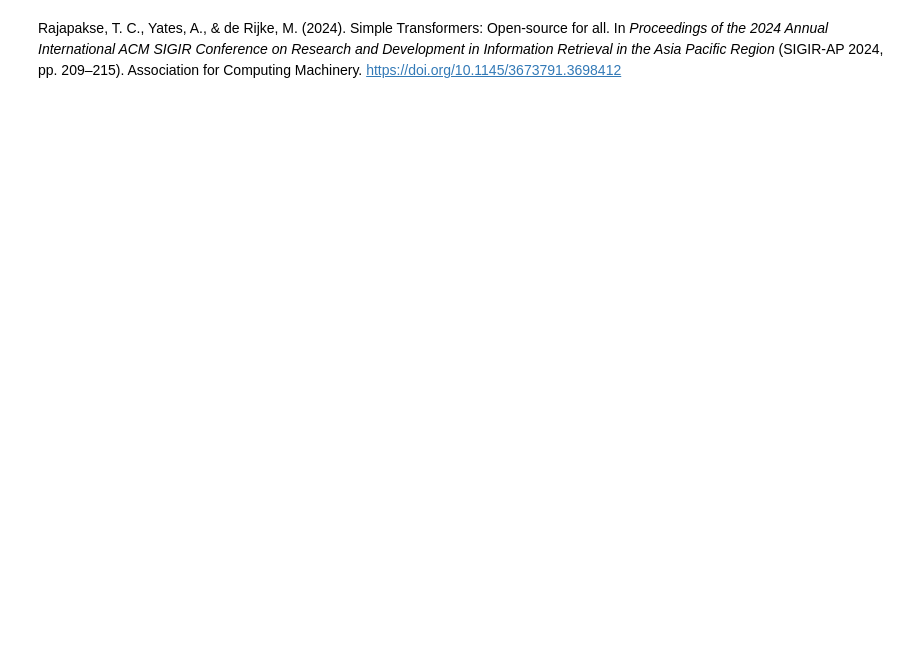
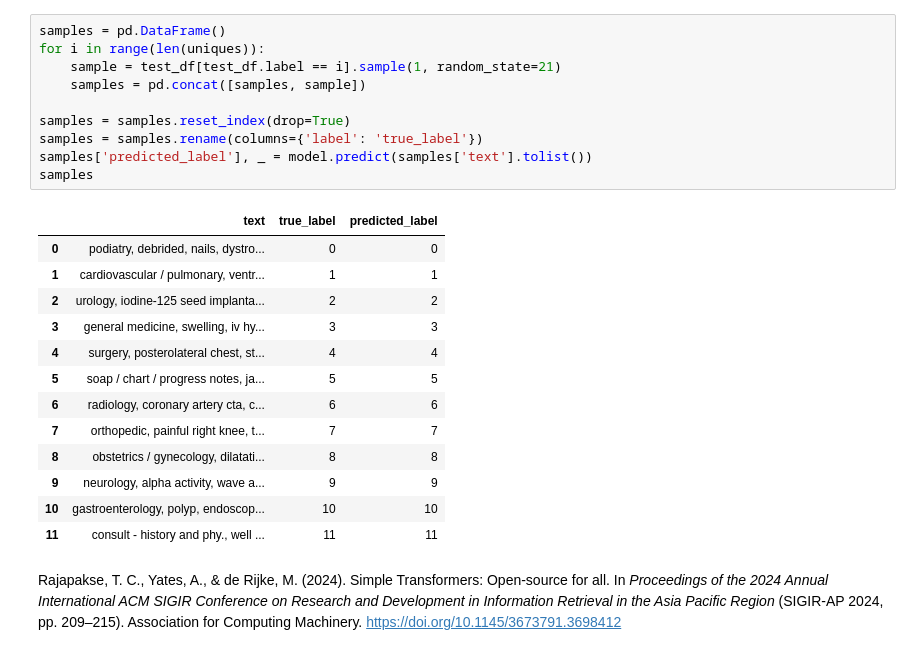
Before and after one commit to ai574-sec1-group3-summer-2025/pocs, a Jupyter notebook: speciality_classification/roberta.ipynb, the cells around one changed output. Drawn from its saved outputs; the diff is of its cells as text; blank space fills up the shorter version.

```diff
--- a/speciality_classification/roberta.ipynb
+++ b/speciality_classification/roberta.ipynb
@@ -173,2 +156,26 @@ True Label:  others, Predicted Label:  others
+# %%
+samples = pd.DataFrame()
+for i in range(len(uniques)):
+    sample = test_df[test_df.label == i].sample(1, random_state=21)
+    samples = pd.concat([samples, sample])
+
+samples = samples.reset_index(drop=True)
+samples = samples.rename(columns={'label': 'true_label'})
+samples['predicted_label'], _ = model.predict(samples['text'].tolist())
+samples
+# %% [output]
+|  | text | true_label | predicted_label |
+| 0 | podiatry, debrided, nails, dystro... | 0 | 0 |
+| 1 | cardiovascular / pulmonary, ventr... | 1 | 1 |
+| 2 | urology, iodine-125 seed implanta... | 2 | 2 |
+| 3 | general medicine, swelling, iv hy... | 3 | 3 |
+| 4 | surgery, posterolateral chest, st... | 4 | 4 |
+| 5 | soap / chart / progress notes, ja... | 5 | 5 |
+| 6 | radiology, coronary artery cta, c... | 6 | 6 |
+| 7 | orthopedic, painful right knee, t... | 7 | 7 |
+| 8 | obstetrics / gynecology, dilatati... | 8 | 8 |
+| 9 | neurology, alpha activity, wave a... | 9 | 9 |
+| 10 | gastroenterology, polyp, endoscop... | 10 | 10 |
+| 11 | consult - history and phy., well ... | 11 | 11 |
 # %% [markdown]
 Rajapakse, T. C., Yates, A., & de Rijke, M. (2024). Simple Transformers: Open-source for all. In *Proceedings of the 2024 Annual International ACM SIGIR Conference on Research and Development in Information Retrieval in the Asia Pacific Region* (SIGIR-AP 2024, pp. 209–215). Association for Computing Machinery. [https://doi.org/10.1145/3673791.3698412](https://doi.org/10.1145/3673791.3698412)
```
Also changed, not shown: parts of 14 cells of this notebook, 2 other files.
